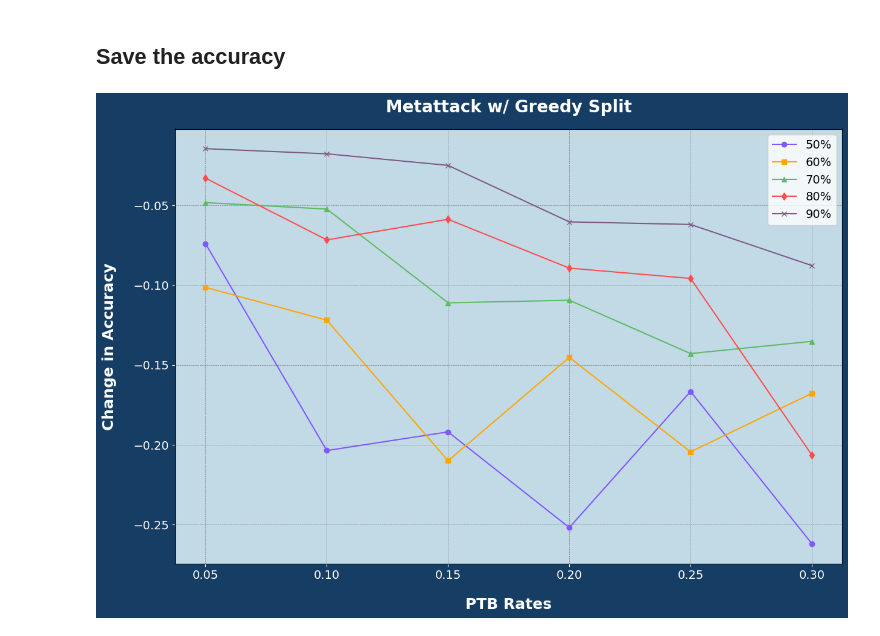
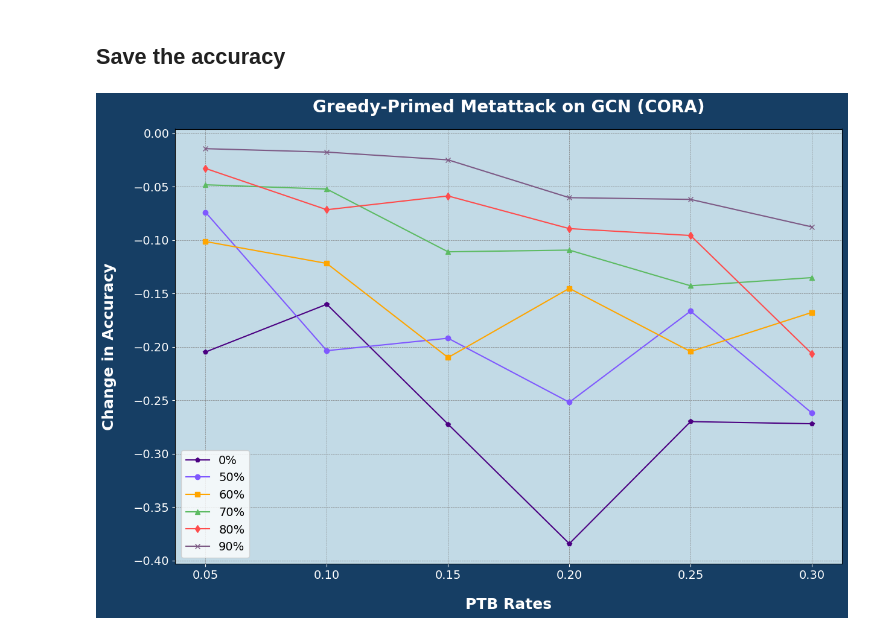
Before and after one commit to wrcorcoran/minimum-edge-set-perturbation, a Jupyter notebook: agdr/Adversarial Analysis-Copy1.ipynb, the cells around one changed output. Saved outputs shown, nothing was run; the diff lists cells and outputs as text; code cells hidden in the pictures.

Commit message:
adding updated graph

```diff
--- a/agdr/Adversarial Analysis-Copy1.ipynb
+++ b/agdr/Adversarial Analysis-Copy1.ipynb
@@ -372,6 +428,9 @@ split90 = ptb_graph(0.9, valid_adds, gcn_ground_truth, A, aux_model, X, y, train
+# %%
+split0 = ptb_graph(0, valid_adds, gcn_ground_truth, A, aux_model, X, y, train_nodes, val_nodes)
 # %% [markdown]
 ## Save the accuracy
 # %%
+split0_neg = [-x for x in split0]
 split50_neg = [-x for x in split50]
 split60_neg = [-x for x in split60]
 split70_neg = [-x for x in split70]
@@ -414,7 +475,7 @@ max_rate = 0.35
 ptb_rates = [round((i + 1) * 0.05, 2) for i in range(int(max_rate / 0.05))]
 
 # Define slightly darker pastel colors for the lines
-colors = ['#7F58FF', '#FFA500', '#5DBB63', '#FF4C4C', '#7D5A85']  # Slightly darker shades
+colors = ['#7F58FF', '#FFA500', '#5DBB63', '#FF4C4C', '#7D5A85', '#4B0082']  # Slightly darker shades
 
 # Create a plot with a specified size
 plt.figure(figsize=(13, 9), facecolor='#163E64')  # Increased width and height
@@ -422,36 +483,37 @@ ax = plt.gca()
 ax.set_facecolor('#c2dae6')  # Background color inside the axes
 
 # Plot each architecture's results with the slightly darker pastel colors
+plt.plot(ptb_rates, split0_neg, marker='p', linestyle='-', color=colors[5], label='0%')
 plt.plot(ptb_rates, split50_neg, marker='o', linestyle='-', color=colors[0], label='50%')
 plt.plot(ptb_rates, split60_neg, marker='s', linestyle='-', color=colors[1], label='60%')
 plt.plot(ptb_rates, split70_neg, marker='^', linestyle='-', color=colors[2], label='70%')
 plt.plot(ptb_rates, split80_neg, marker='d', linestyle='-', color=colors[3], label='80%')
 plt.plot(ptb_rates, split90_neg, marker='x', linestyle='-', color=colors[4], label='90%')
 
 # Add title and labels with white color, bold font, and larger font size
-plt.title('Metattack w/ Greedy Split', color='white', fontweight='bold', fontsize=20, pad=20)
+plt.title('Greedy-Primed Metattack on GCN (CORA)', color='white', fontweight='bold', fontsize=20, pad=20)
 plt.xlabel('PTB Rates', color='white', fontweight='bold', fontsize=18, labelpad=20)
 plt.ylabel('Change in Accuracy', color='white', fontweight='bold', fontsize=18, labelpad=20)
 
 # Customize tick parameters to have white color
 ax.tick_params(axis='x', colors='white', labelsize=14)
 ax.tick_params(axis='y', colors='white', labelsize=14)
 
 # Add legend with a white background
 legend = plt.legend(facecolor='white', fontsize=14)
 frame = legend.get_frame()
 frame.set_facecolor('white')
 
 # Show grid with light color
 plt.grid(color='gray', linestyle='--', linewidth=0.5)
 
 # Adjust the subplot parameters to reduce padding around the axes labels and title
 plt.subplots_adjust(left=0.1, right=0.95, top=0.9, bottom=0.1)
 
 # Save plot to a file with higher resolution
 plt.savefig('metattack_greedy_split.png', dpi=600, facecolor='#163E64', pad_inches=0.1)
 
 # Show plot
 plt.show()
 # %% [output]
-[figure, old version]
+[figure, new version]
```
Also changed, not shown: parts of 2 cells of this notebook, 2 other files.
